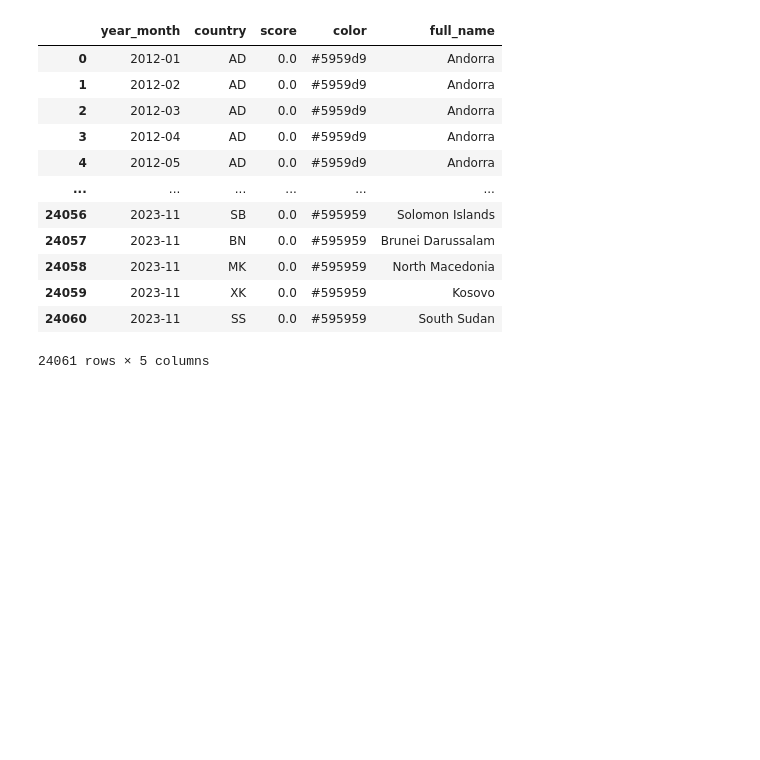
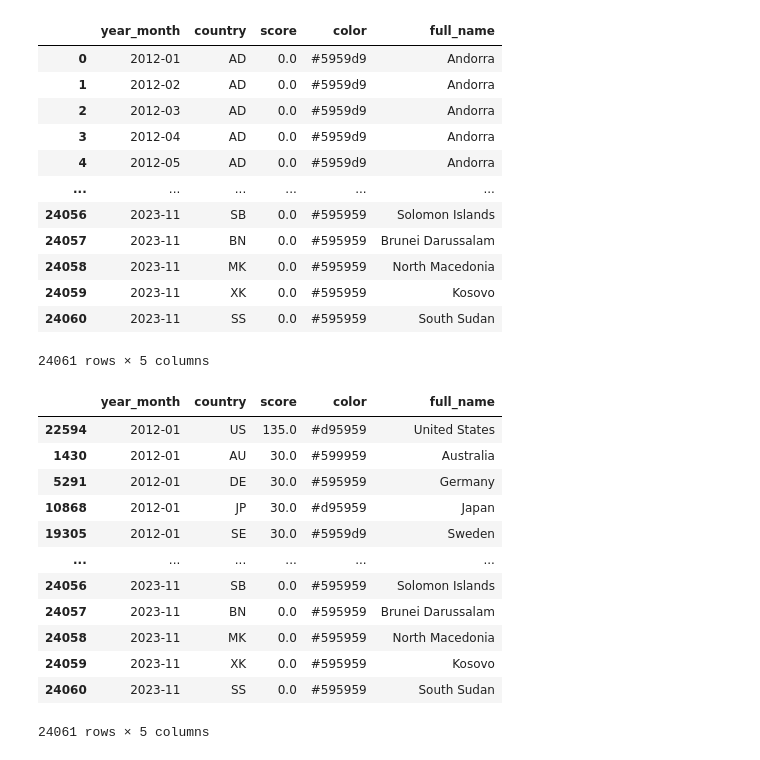
Before and after one commit to ColasDroin/pre_analysis, a Jupyter notebook: analysis_fig_4.ipynb, the cells around one changed output. Cells and saved outputs as stored; diff of their text form; code cells hidden in the pictures; blank space fills up the shorter version.

```diff
--- a/analysis_fig_4.ipynb
+++ b/analysis_fig_4.ipynb
@@ -538,3 +538,6 @@ data_top_1000_final
 | 24059 | 2023-11 | XK | 0.0 | #595959 | Kosovo |
 | 24060 | 2023-11 | SS | 0.0 | #595959 | South Sudan |
 24061 rows × 5 columns
+# %%
+# Sort data_top_1000_final by increasing month and then by decreasing value
+data_top_1000_final = data_top_1000_final.sort_values(["year_month", "score"], ascending=[True, False])
@@ -541,3 +547,19 @@ data_top_1000_final
+# %%
+data_top_1000_final
+# %% [output]
+|  | year_month | country | score | color | full_name |
+| 22594 | 2012-01 | US | 135.0 | #d95959 | United States |
+| 1430 | 2012-01 | AU | 30.0 | #599959 | Australia |
+| 5291 | 2012-01 | DE | 30.0 | #595959 | Germany |
+| 10868 | 2012-01 | JP | 30.0 | #d95959 | Japan |
+| 19305 | 2012-01 | SE | 30.0 | #5959d9 | Sweden |
+| ... | ... | ... | ... | ... | ... |
+| 24056 | 2023-11 | SB | 0.0 | #595959 | Solomon Islands |
+| 24057 | 2023-11 | BN | 0.0 | #595959 | Brunei Darussalam |
+| 24058 | 2023-11 | MK | 0.0 | #595959 | North Macedonia |
+| 24059 | 2023-11 | XK | 0.0 | #595959 | Kosovo |
+| 24060 | 2023-11 | SS | 0.0 | #595959 | South Sudan |
+24061 rows × 5 columns
 # %%
 
 data = {'header': data_top_1000_final.columns.to_list(), 'data': data_top_1000_final.values.tolist()}
```
Also changed, not shown: parts of 1 cell of this notebook.
